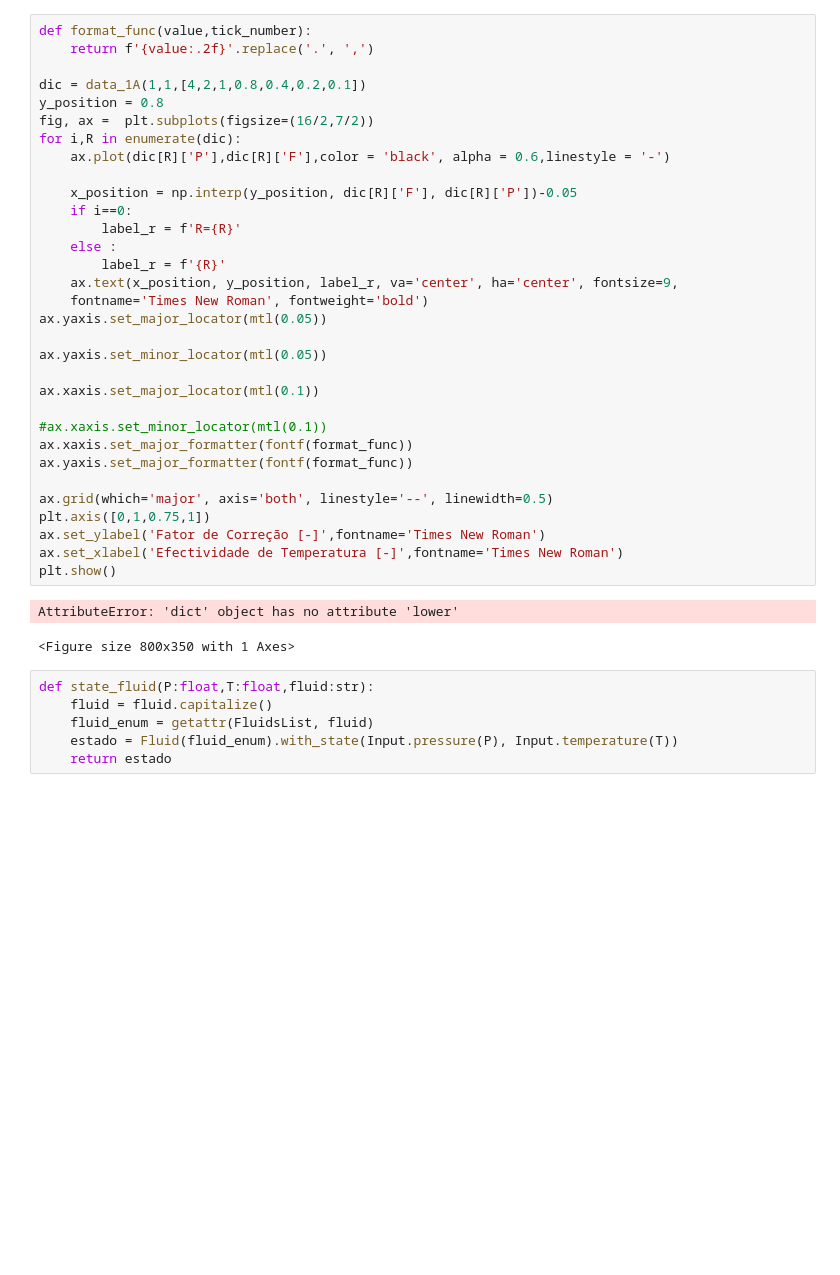
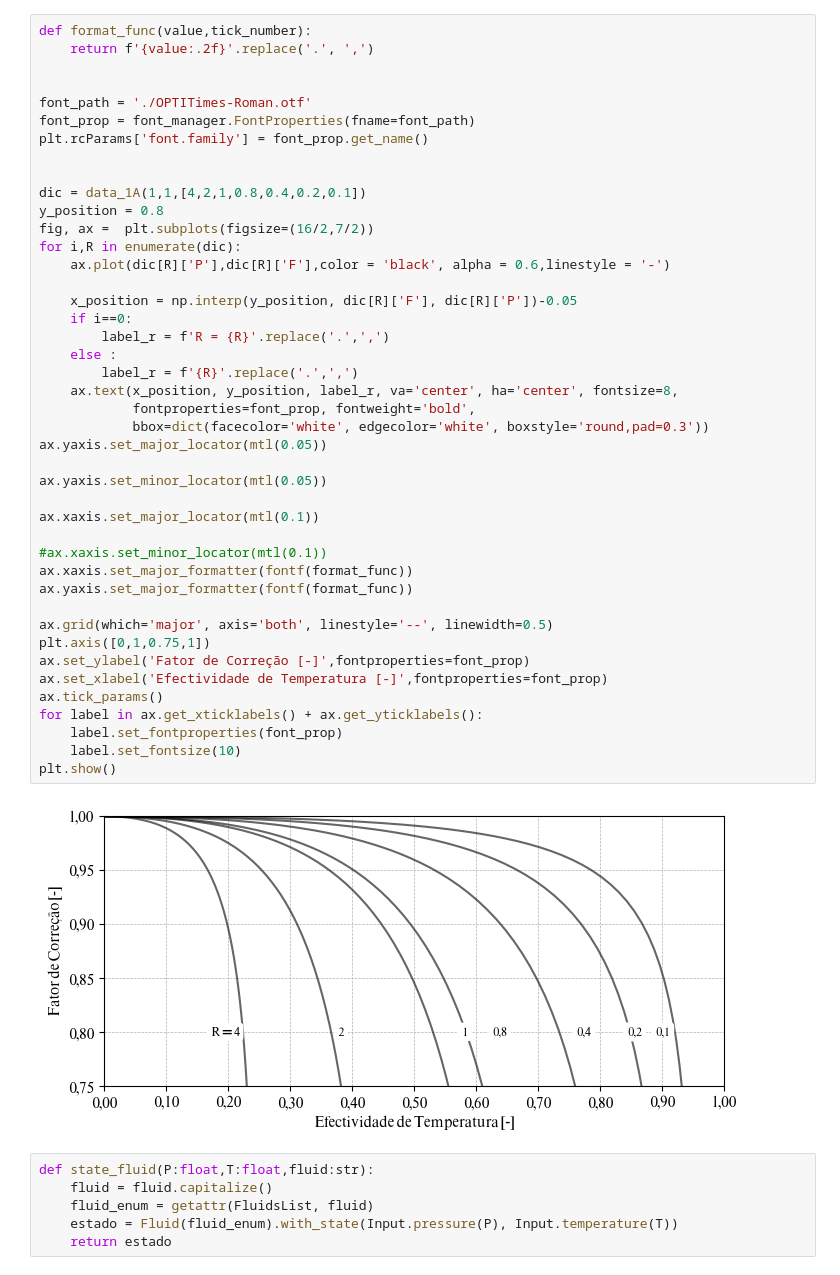
Before and after one commit to Duvan405/TCC, a Jupyter notebook: Graficos_ST/variacion_propiedades.ipynb, the cells around one changed output. Drawn from its saved outputs; the diff is of its cells as text; blank space fills up the shorter version.

```diff
--- a/Graficos_ST/variacion_propiedades.ipynb
+++ b/Graficos_ST/variacion_propiedades.ipynb
@@ -15,38 +17,48 @@ font = {'family': 'serif',
 # %%
 def format_func(value,tick_number):
     return f'{value:.2f}'.replace('.', ',')
+
+
+font_path = './OPTITimes-Roman.otf'
+font_prop = font_manager.FontProperties(fname=font_path)
+plt.rcParams['font.family'] = font_prop.get_name()
+
 
 dic = data_1A(1,1,[4,2,1,0.8,0.4,0.2,0.1])
 y_position = 0.8
 fig, ax =  plt.subplots(figsize=(16/2,7/2))
 for i,R in enumerate(dic):
     ax.plot(dic[R]['P'],dic[R]['F'],color = 'black', alpha = 0.6,linestyle = '-')
 
     x_position = np.interp(y_position, dic[R]['F'], dic[R]['P'])-0.05
     if i==0:
-        label_r = f'R={R}'
+        label_r = f'R = {R}'.replace('.',',')
     else :
-        label_r = f'{R}'
-    ax.text(x_position, y_position, label_r, va='center', ha='center', fontsize=9,
-    fontname='Times New Roman', fontweight='bold')
+        label_r = f'{R}'.replace('.',',')
+    ax.text(x_position, y_position, label_r, va='center', ha='center', fontsize=8,
+            fontproperties=font_prop, fontweight='bold',
+            bbox=dict(facecolor='white', edgecolor='white', boxstyle='round,pad=0.3'))
 ax.yaxis.set_major_locator(mtl(0.05))
 
 ax.yaxis.set_minor_locator(mtl(0.05))
 
 ax.xaxis.set_major_locator(mtl(0.1))
 
 #ax.xaxis.set_minor_locator(mtl(0.1))
 ax.xaxis.set_major_formatter(fontf(format_func))
 ax.yaxis.set_major_formatter(fontf(format_func))
 
 ax.grid(which='major', axis='both', linestyle='--', linewidth=0.5)
 plt.axis([0,1,0.75,1])
-ax.set_ylabel('Fator de Correção [-]',fontname='Times New Roman')
-ax.set_xlabel('Efectividade de Temperatura [-]',fontname='Times New Roman')
+ax.set_ylabel('Fator de Correção [-]',fontproperties=font_prop)
+ax.set_xlabel('Efectividade de Temperatura [-]',fontproperties=font_prop)
+ax.tick_params()
+for label in ax.get_xticklabels() + ax.get_yticklabels():
+    label.set_fontproperties(font_prop)
+    label.set_fontsize(10)
 plt.show()
 # %% [output]
-AttributeError: 'dict' object has no attribute 'lower'
-<Figure size 800x350 with 1 Axes>
+[figure, added]
 # %%
 def state_fluid(P:float,T:float,fluid:str):
     fluid = fluid.capitalize()
```
Also changed, not shown: parts of 1 cell of this notebook, 1 other file.
